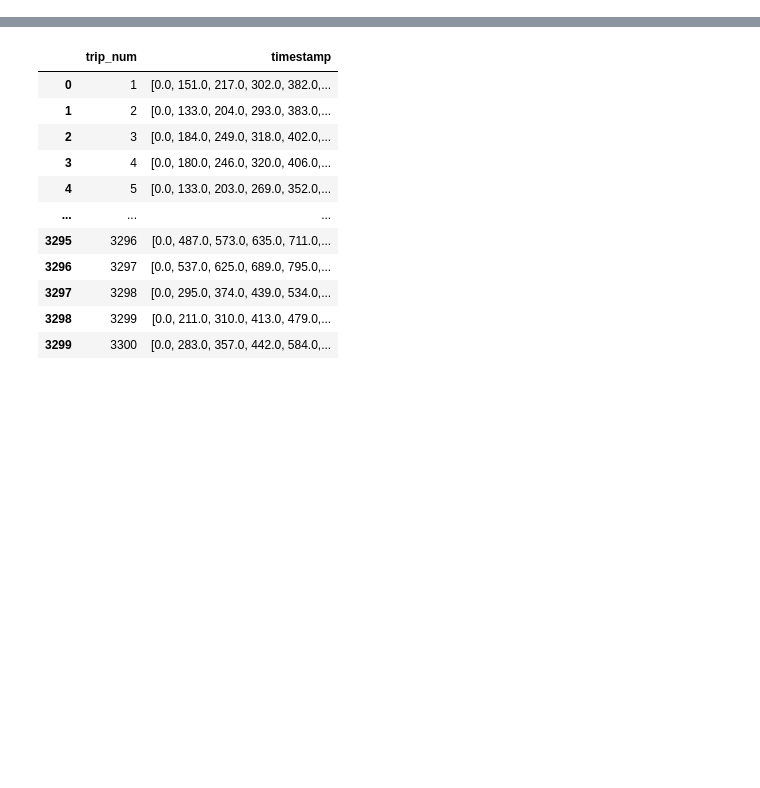
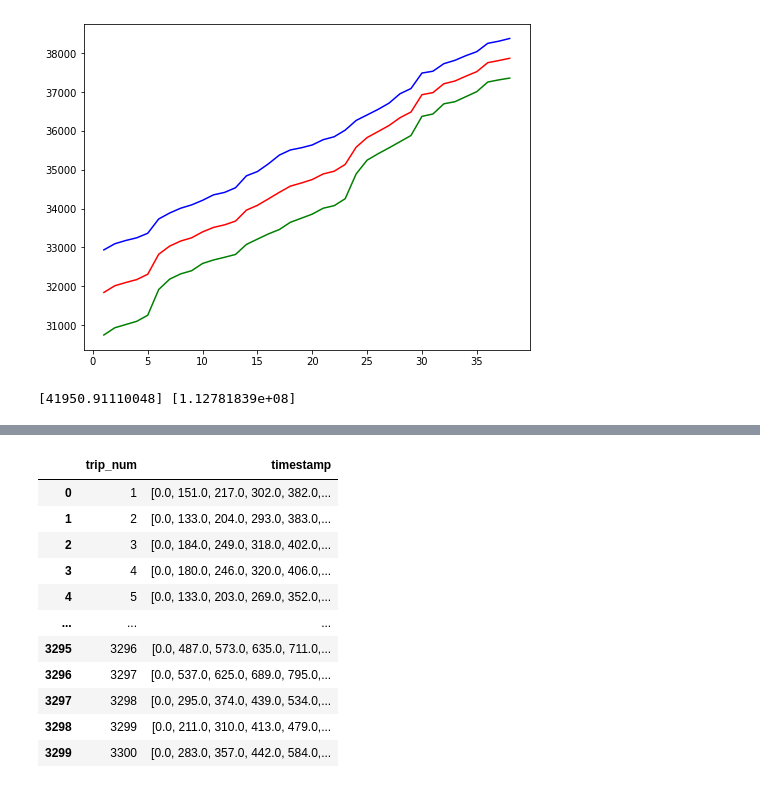
Before and after one commit to SerendipitysX/BATP, a Jupyter notebook: data/data_prepare.ipynb, the cells around one changed output, grey strips where cells are left out. Drawn from its saved outputs; the diff is of its cells as text; code cells hidden in the pictures; blank space fills up the shorter version.

```diff
--- a/data/data_prepare.ipynb
+++ b/data/data_prepare.ipynb
@@ -26,0 +64,23 @@ data
+# %%
+import matplotlib.pyplot as plt
+go = 35
+data25 = data.loc[(data.date==25)&(data.global_order==go),'timestamp']
+data26 = data.loc[(data.date==26)&(data.global_order==go),'timestamp']
+data27 = data.loc[(data.date==27)&(data.global_order==go),'timestamp']
+fig, ax = plt.subplots(figsize=(8, 6))
+ax.plot(list(range(1,39)), data25, color="green")
+ax.plot(list(range(1,39)), (data25.values+data27.values)/2, color="red")
+ax.plot(list(range(1,39)), data27, color="blue")
+plt.show()
+# for i in range(1,111):
+#     data.loc[(data.date==26)&(data.global_order==i), 'timestamp'] = (data.loc[(data.date==27)&(data.global_order==i), 'timestamp'].values+data.loc[(data.date==25)&(data.global_order==i), 'timestamp'].values)//2
+# %% [output]
+[figure, added]
+# %%
+from sklearn.preprocessing import  StandardScaler
+scaler = StandardScaler()
+scaler.fit(data['timestamp'].values.reshape(-1,1))
+print(scaler.mean_,scaler.var_)
+data.loc[:,'timestamp'] = scaler.fit_transform(data['timestamp'].values.reshape(-1,1))
+# %% [output]
+[41950.91110048] [1.12781839e+08]
```
Also changed, not shown: parts of 9 cells of this notebook, 36 other files.
